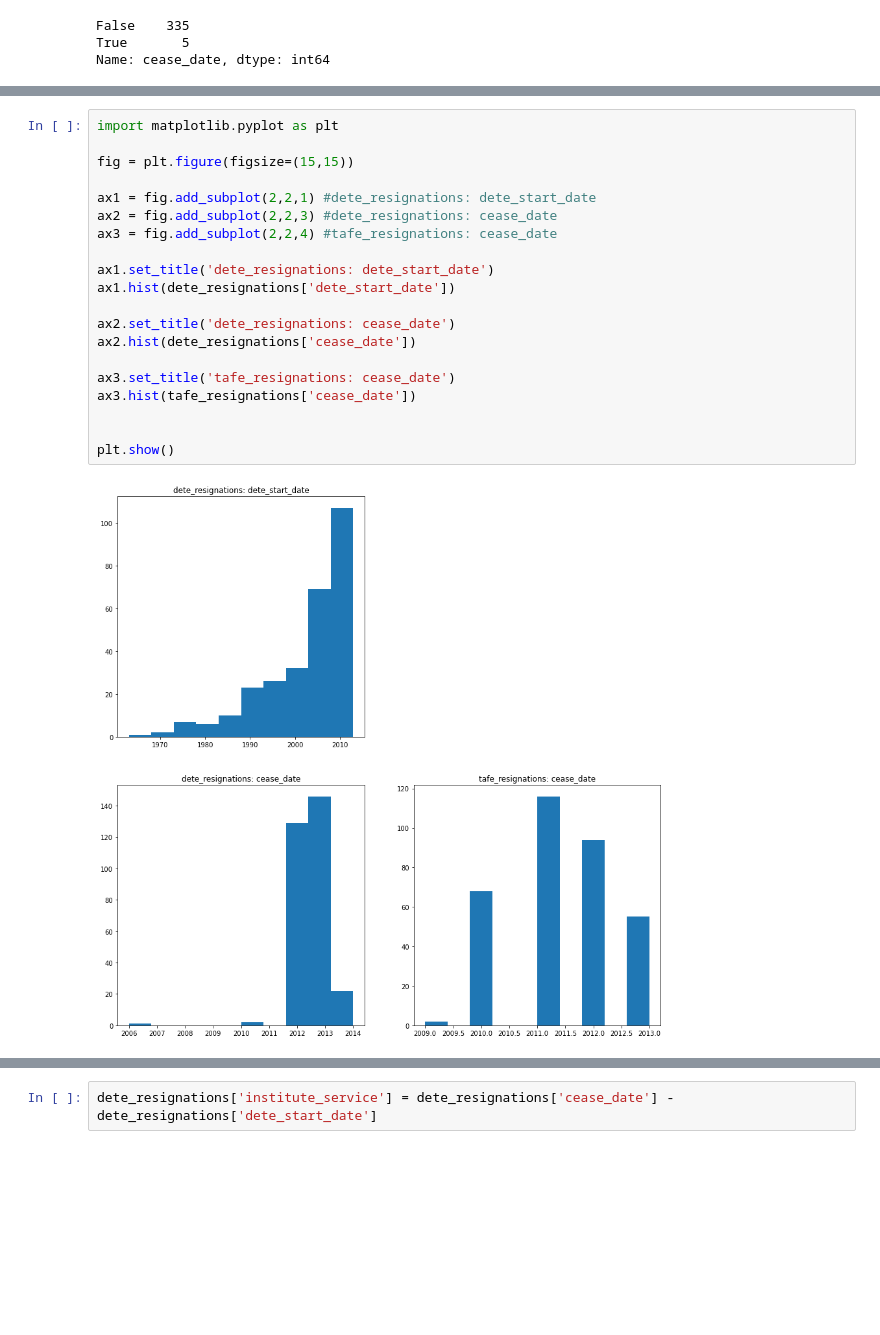
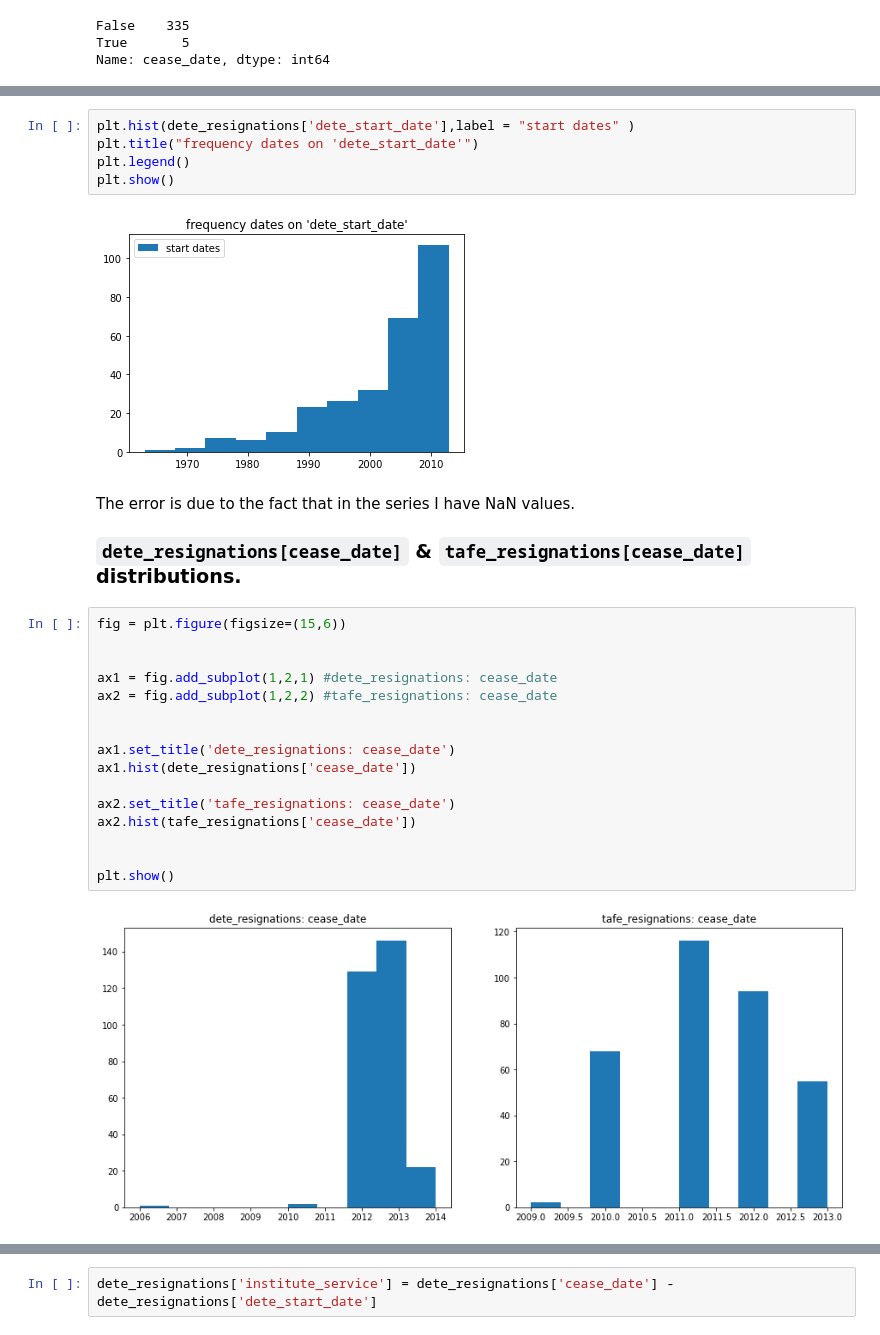
Before and after one commit to albertjimrod/data-projects, a Jupyter notebook: 03_Data_Cleaning/Clean and Analyze Employee Exit Surveys/Guided Project Clean and Analyze Employee Exit Surveys.ipynb, the cells around one changed output, grey strips where cells are left out. Cells and saved outputs as stored; diff of their text form; blank space fills up the shorter version.

```diff
--- a/03_Data_Cleaning/Clean and Analyze Employee Exit Surveys/Guided Project Clean and Analyze Employee Exit Surveys.ipynb
+++ b/03_Data_Cleaning/Clean and Analyze Employee Exit Surveys/Guided Project Clean and Analyze Employee Exit Surveys.ipynb
@@ -892,23 +909,30 @@ Name: cease_date, dtype: int64
+# %%
+plt.hist(dete_resignations['dete_start_date'],label = "start dates" )
+plt.title("frequency dates on 'dete_start_date'")
+plt.legend()
+plt.show()
+# %% [output]
+[figure, added]
+# %% [markdown]
+The error is due to the fact that in the series I have NaN values.
+
+### `dete_resignations[cease_date]` & `tafe_resignations[cease_date]` distributions.
 # %%
-import matplotlib.pyplot as plt
+fig = plt.figure(figsize=(15,6))
 
-fig = plt.figure(figsize=(15,15))
 
-ax1 = fig.add_subplot(2,2,1) #dete_resignations: dete_start_date
-ax2 = fig.add_subplot(2,2,3) #dete_resignations: cease_date
-ax3 = fig.add_subplot(2,2,4) #tafe_resignations: cease_date
+ax1 = fig.add_subplot(1,2,1) #dete_resignations: cease_date
+ax2 = fig.add_subplot(1,2,2) #tafe_resignations: cease_date
 
-ax1.set_title('dete_resignations: dete_start_date')
-ax1.hist(dete_resignations['dete_start_date'])
 
-ax2.set_title('dete_resignations: cease_date')
-ax2.hist(dete_resignations['cease_date'])
+ax1.set_title('dete_resignations: cease_date')
+ax1.hist(dete_resignations['cease_date'])
 
-ax3.set_title('tafe_resignations: cease_date')
-ax3.hist(tafe_resignations['cease_date'])
+ax2.set_title('tafe_resignations: cease_date')
+ax2.hist(tafe_resignations['cease_date'])
 
 
 plt.show()
 # %% [output]
-[figure, old version]
+[figure, new version]
 # %% [markdown]
```
Also changed, not shown: parts of 62 cells of this notebook.
